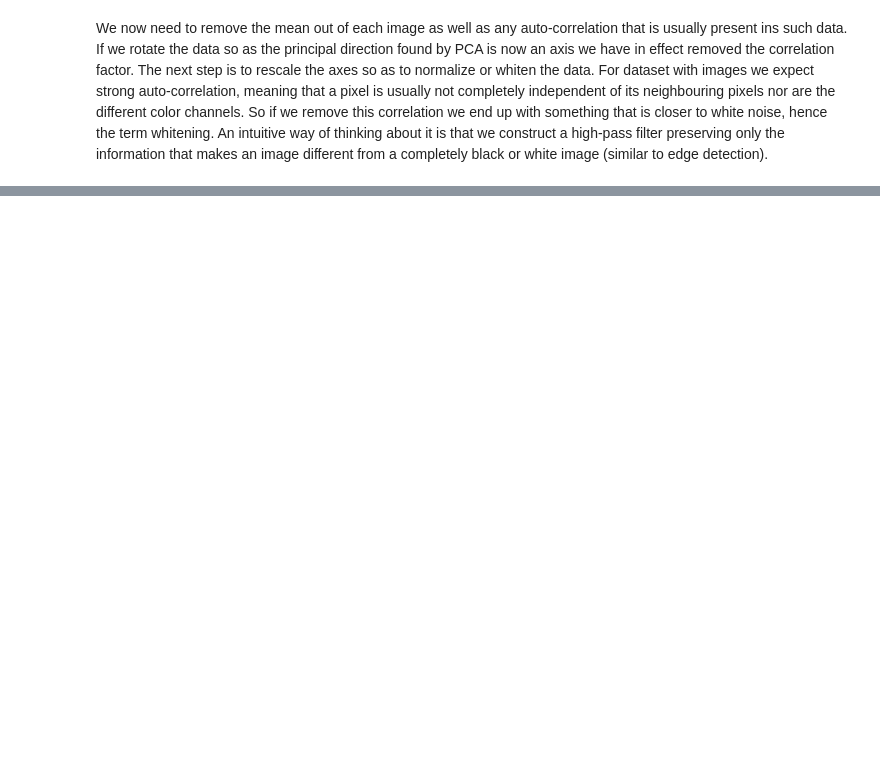
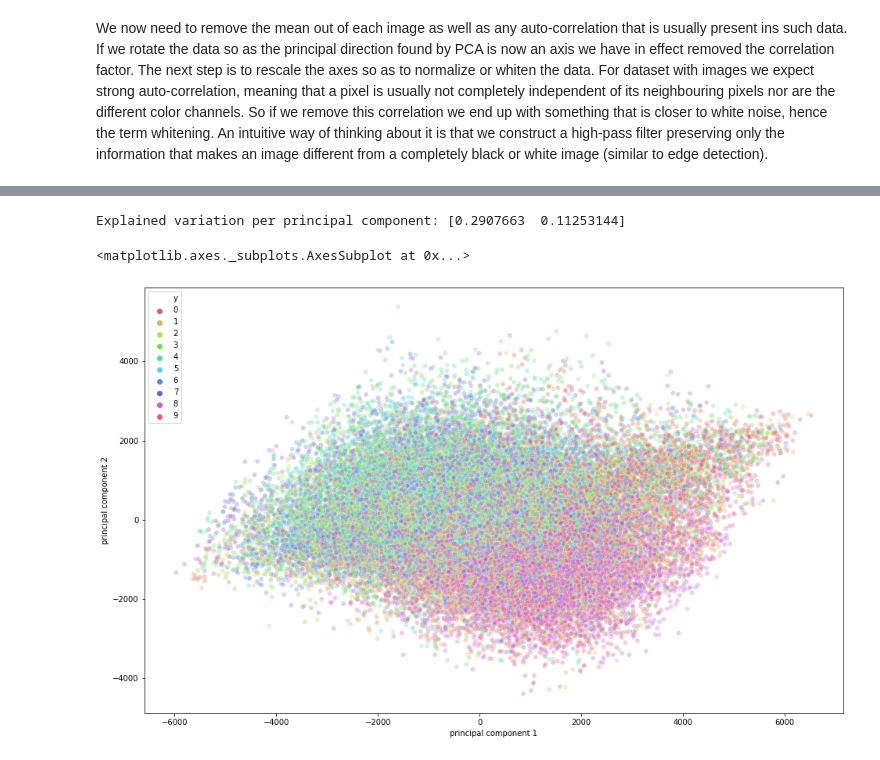
Before and after one commit to ealione/ml2019, a Jupyter notebook: data.ipynb, the cells around one changed output, grey strips where cells are left out. Cells and saved outputs as stored; diff of their text form; code cells hidden in the pictures; blank space fills up the shorter version.

```diff
--- a/data.ipynb
+++ b/data.ipynb
@@ -172,2 +181,29 @@ for k in range(3):
 # %%
 # We can now try to visualize the dataset in two dimensions
+pca = PCA(n_components=2)
+principal_components = pca.fit_transform(data_flat)
+# %%
+print('Explained variation per principal component: {}'.format(pca.explained_variance_ratio_))
+# %% [output]
+Explained variation per principal component: [0.2907663  0.11253144]
+# %%
+import seaborn as sns
+import pandas as pd
+
+principal_components_df = pd.DataFrame(data = principal_components,
+                                       columns = ['principal component 1', 'principal component 2'])
+principal_components_df['y'] = labels_flat
+
+# we observe the clear structure captured by just the two first principal components.
+plt.figure(figsize=(16, 10))
+sns.scatterplot(
+    x="principal component 1", y="principal component 2",
+    hue="y",
+    palette=sns.color_palette("hls", 10),
+    data=principal_components_df,
+    legend="full",
+    alpha=0.3
+)
+# %% [output]
+<matplotlib.axes._subplots.AxesSubplot at 0x...>
+[figure, added]
```
Also changed, not shown: parts of 7 cells of this notebook, 2 other files.
